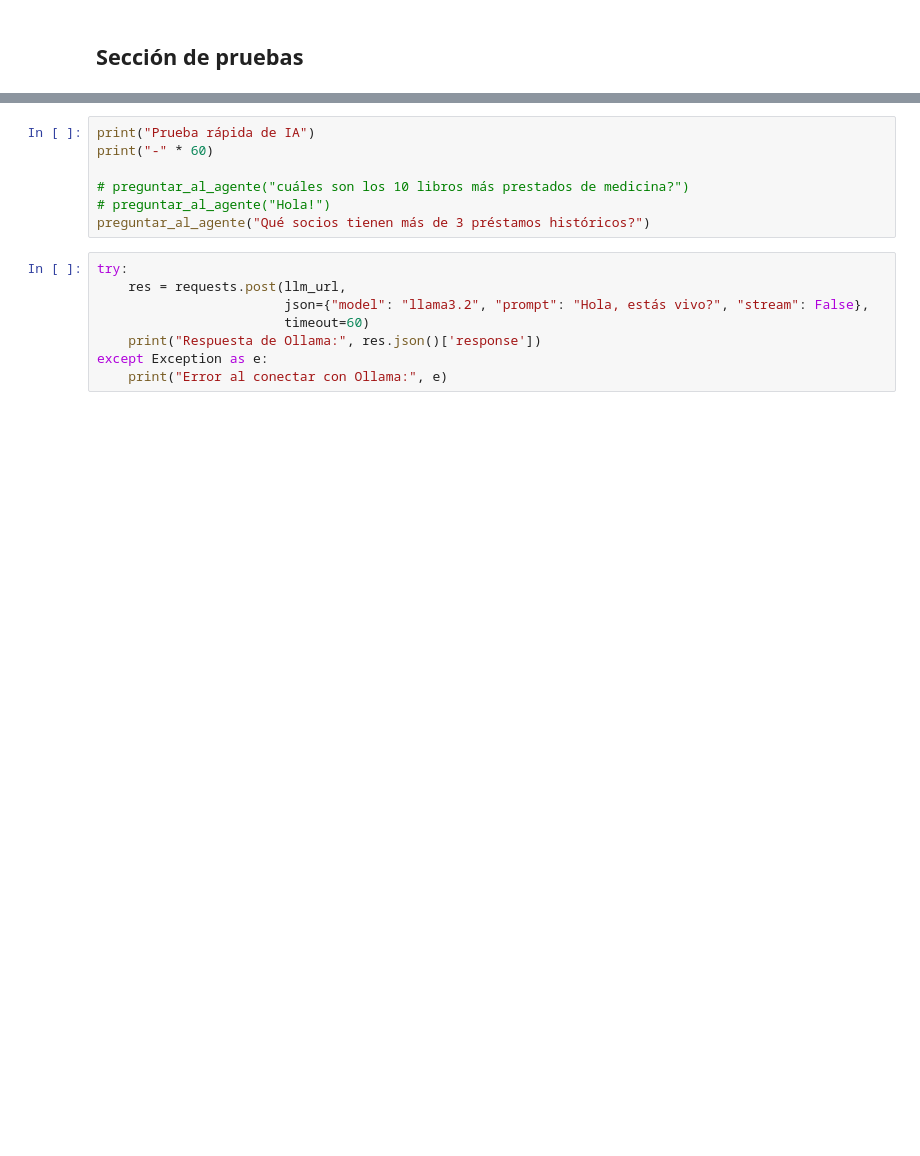
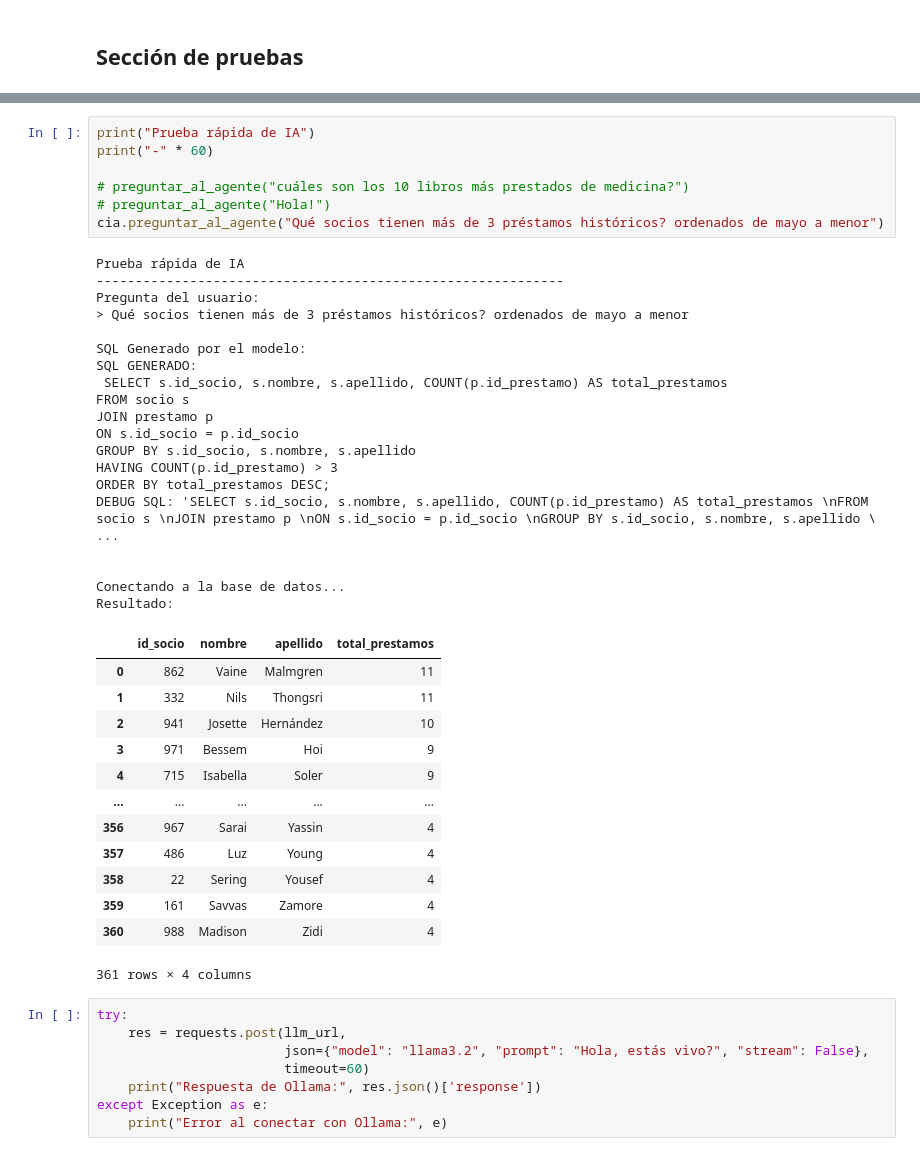
Before and after one commit to NTVG-Rodri/integrador-bd, a Jupyter notebook: notebooks/configuracion_ia.ipynb, the cells around one changed output, grey strips where cells are left out. Drawn from its saved outputs; the diff is of its cells as text; blank space fills up the shorter version.

```diff
--- a/notebooks/configuracion_ia.ipynb
+++ b/notebooks/configuracion_ia.ipynb
@@ -200,10 +201,43 @@ NameError: name 'preguntar_al_agente' is not defined
 # %%
 print("Prueba rápida de IA")
 print("-" * 60)
 
 # preguntar_al_agente("cuáles son los 10 libros más prestados de medicina?")
 # preguntar_al_agente("Hola!")
-preguntar_al_agente("Qué socios tienen más de 3 préstamos históricos?")
+cia.preguntar_al_agente("Qué socios tienen más de 3 préstamos históricos? ordenados de mayo a menor")
+# %% [output]
+Prueba rápida de IA
+------------------------------------------------------------
+Pregunta del usuario:
+> Qué socios tienen más de 3 préstamos históricos? ordenados de mayo a menor
+
+SQL Generado por el modelo:
+SQL GENERADO:
+ SELECT s.id_socio, s.nombre, s.apellido, COUNT(p.id_prestamo) AS total_prestamos
+FROM socio s
+JOIN prestamo p
+ON s.id_socio = p.id_socio
+GROUP BY s.id_socio, s.nombre, s.apellido
+HAVING COUNT(p.id_prestamo) > 3
+ORDER BY total_prestamos DESC;
+DEBUG SQL: 'SELECT s.id_socio, s.nombre, s.apellido, COUNT(p.id_prestamo) AS total_prestamos \nFROM socio s \nJOIN prestamo p \nON s.id_socio = p.id_socio \nGROUP BY s.id_socio, s.nombre, s.apellido \ ...
+
+
+Conectando a la base de datos...
+Resultado:
+|  | id_socio | nombre | apellido | total_prestamos |
+| 0 | 862 | Vaine | Malmgren | 11 |
+| 1 | 332 | Nils | Thongsri | 11 |
+| 2 | 941 | Josette | Hernández | 10 |
+| 3 | 971 | Bessem | Hoi | 9 |
+| 4 | 715 | Isabella | Soler | 9 |
+| ... | ... | ... | ... | ... |
+| 356 | 967 | Sarai | Yassin | 4 |
+| 357 | 486 | Luz | Young | 4 |
+| 358 | 22 | Sering | Yousef | 4 |
+| 359 | 161 | Savvas | Zamore | 4 |
+| 360 | 988 | Madison | Zidi | 4 |
+361 rows × 4 columns
 # %%
 try:
     res = requests.post(llm_url,
```
Also changed, not shown: parts of 2 cells of this notebook, 7 other files.
